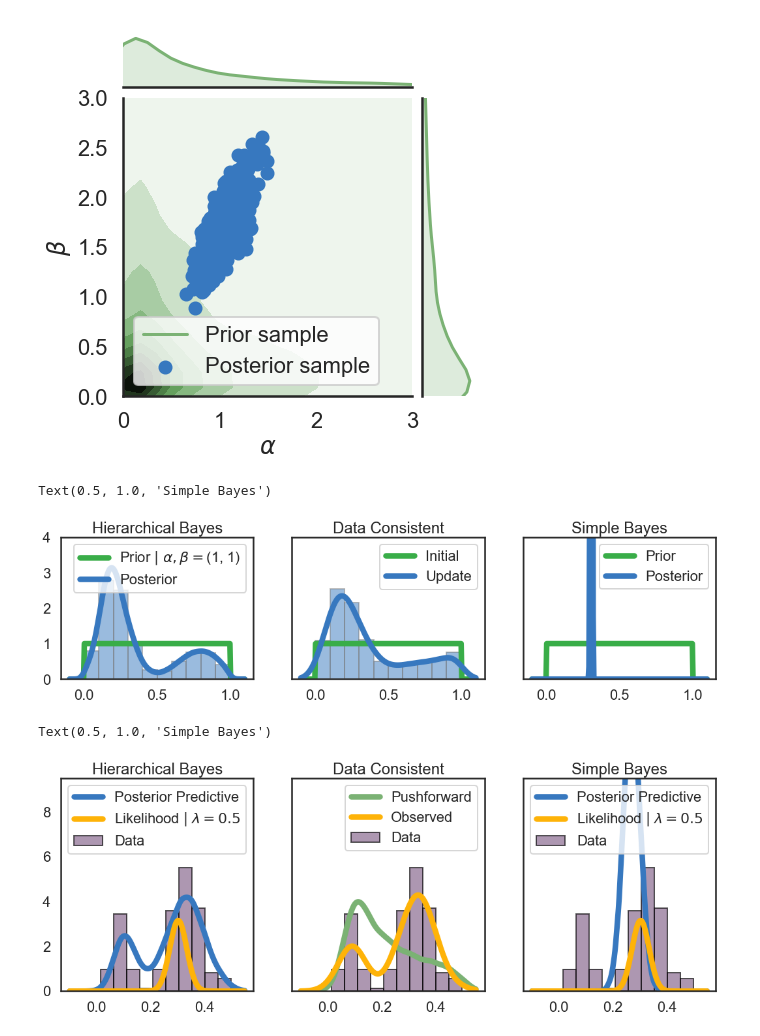
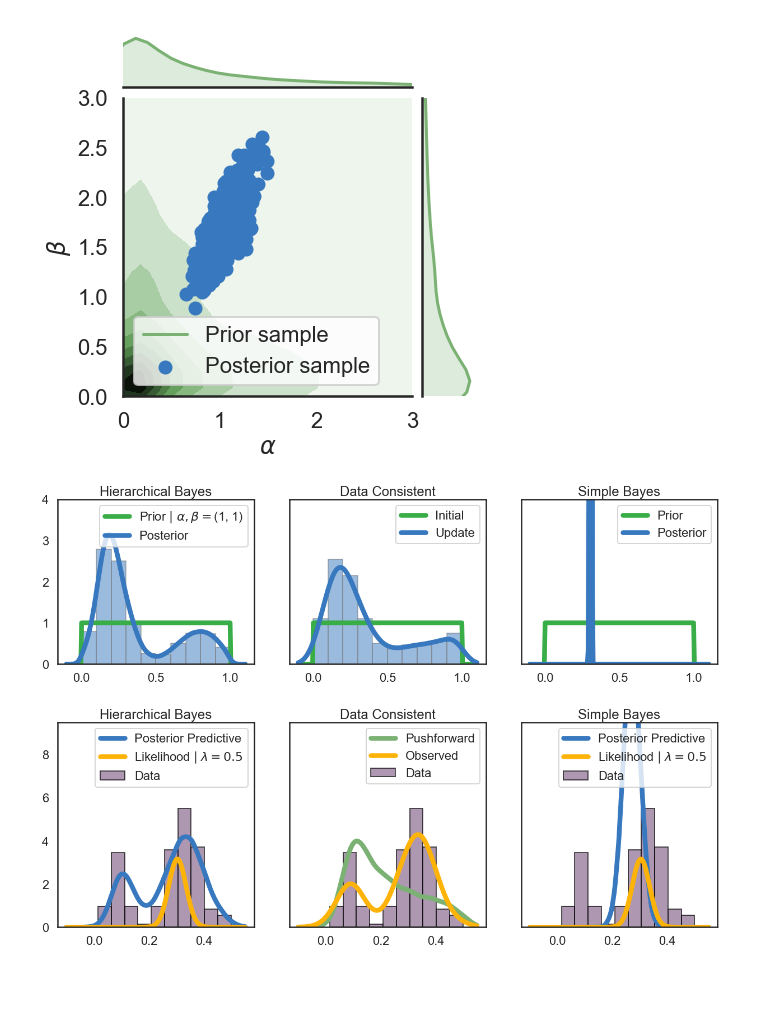
Before and after one commit to mathematicalmichael/jsm19, a Jupyter notebook: SIAM_CSE19_Poster-Distribution.ipynb, the cells around one changed output. Cells and saved outputs as stored; diff of their text form; code cells hidden in the pictures; blank space fills up the shorter version.

Commit message:
figure tuning

```diff
--- a/SIAM_CSE19_Poster-Distribution.ipynb
+++ b/SIAM_CSE19_Poster-Distribution.ipynb
@@ -343,6 +343,7 @@ updated_dist = sps.gaussian_kde(updated_sample)
 # plot the objects of other spaces
 fig_objects,axes = plt.subplots(1,3,sharey=True)
 fig_objects.set_figwidth(18)
+fig_objects.set_figheight(6)
 
 ### set other params
 # color scheme
@@ -370,36 +371,35 @@ ax.plot(x_lam,posterior_kde(x_lam),label='Posterior',color=c_post)
 ax.legend()
 ax.set_title('Hierarchical Bayes')
 
 
 ## DATA CONSISTENT
 ax = axes[1]
 # Initial for Data Consistent
 ax.plot(x_lam,lam_init.pdf(x_lam),label='Initial',color=c_prior)
 
 # Update for Data Consistent
 ax.hist(updated_sample,density=True,color=c_post,alpha=0.5,edgecolor='gray')
 ax.plot(x_lam,updated_dist(x_lam),label='Update',color=c_post)
 ax.legend()
 ax.set_title('Data Consistent')
 
 
 ## Bad Posterior
 ax = axes[2]
 
 # Prior for Bad Bayes
 ax.plot(x_lam,lam_init.pdf(x_lam),label='Prior',color=c_prior)
 
 # Posterior for Bad Bayes
 ax.hist(bad_bayes_sample,density=True,color=c_post, edgecolor=c_post,alpha=0.7)
 ax.plot(x_lam,bad_posterior_kde(x_lam),label='Posterior',color=c_post)
 ax.set_ylim(0,4)
 ax.legend()
 ax.set_title('Simple Bayes')
 
-#plt.tight_layout()
+plt.tight_layout()
 # %% [output]
-Text(0.5, 1.0, 'Simple Bayes')
-[figure, old version]
+[figure, new version]
 # %%
 # posterior predictive KDEs
 pp_kde=sps.gaussian_kde(pp_sample)
@@ -409,7 +409,7 @@ likelihood_pdf = sps.norm(0.5*np.exp(-2*0.5*0.5),sigma)
 # %%
 # plot the objects of other spaces
 fig_data,axes = plt.subplots(1,3,sharey=True)
-fig_data.set_figheight(6)
+fig_data.set_figheight(7)
 fig_data.set_figwidth(18)
 
 
@@ -457,9 +457,10 @@ ax.plot(x_q,1/4*likelihood_pdf.pdf(x_q),color=c_data_use,
 ax.set_ylim(0,9.5)
 ax.legend()
 ax.set_title('Simple Bayes')
+
+plt.tight_layout()
 # %% [output]
-Text(0.5, 1.0, 'Simple Bayes')
-[figure, old version]
+[figure, new version]
 # %%
 final_fig, axes = plt.subplots(1,2)
 final_fig.set_figwidth(16)
```
Also changed, not shown: parts of 1 cell of this notebook, 3 other files.
